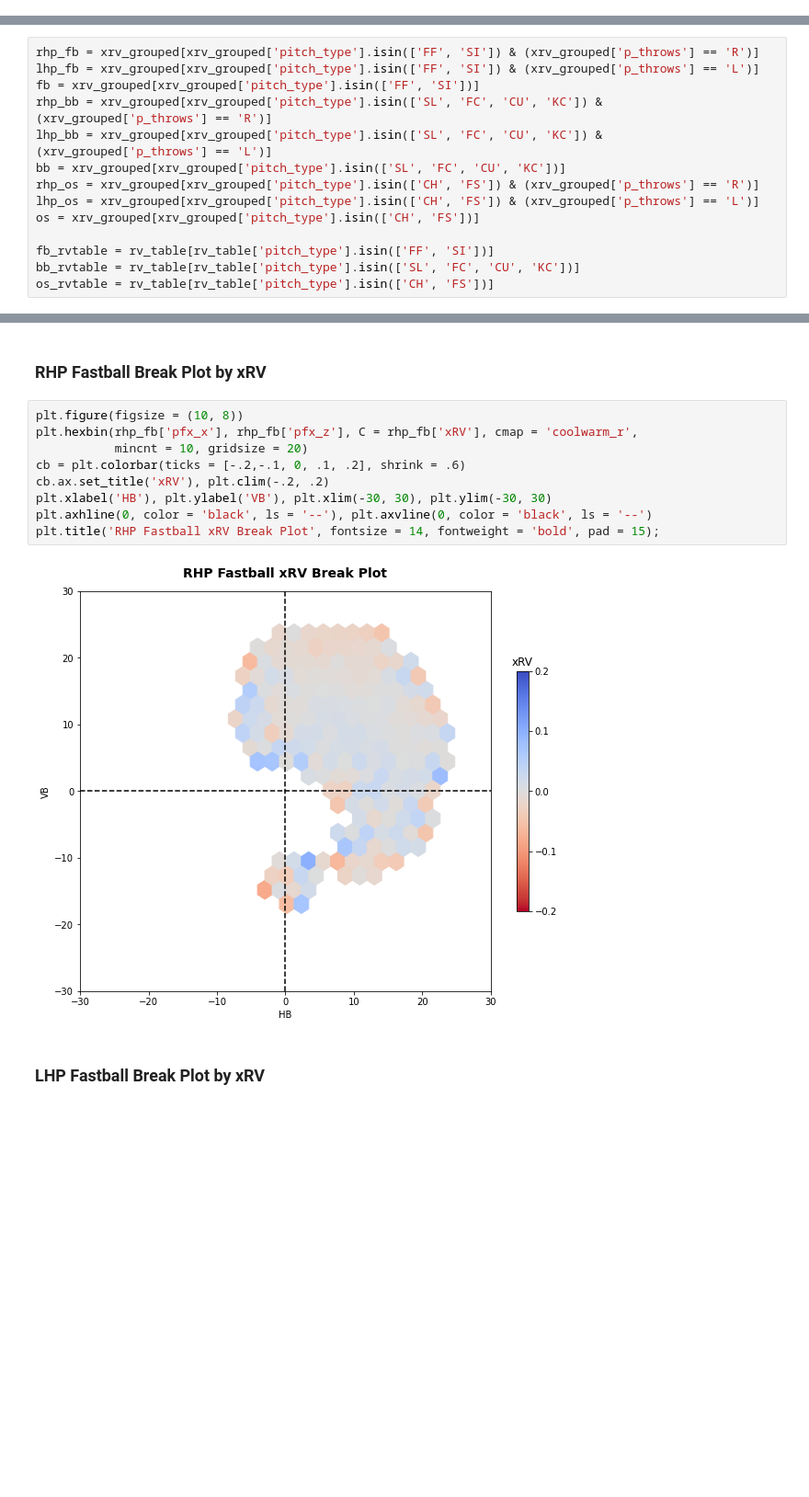
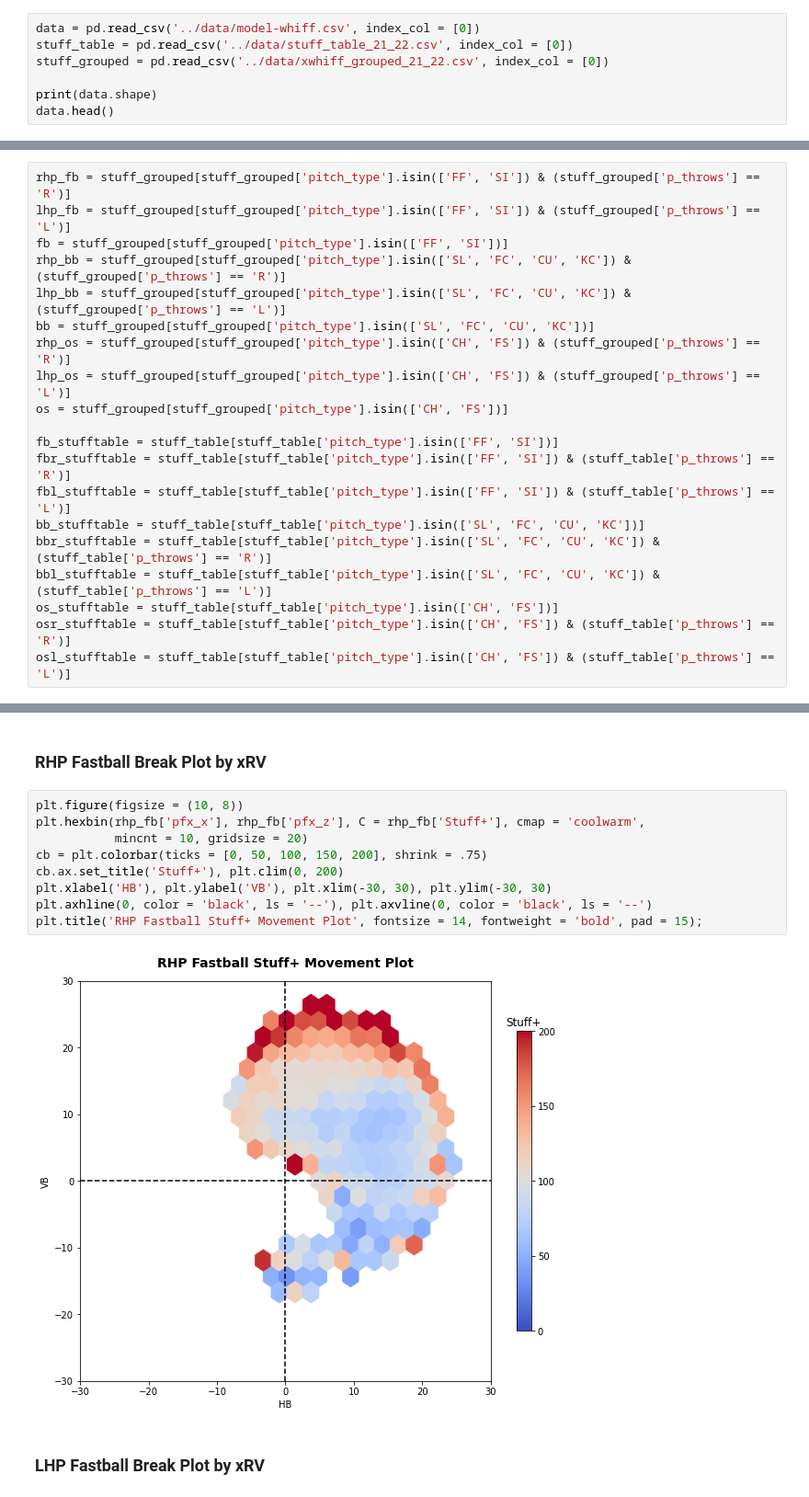
Before and after one commit to anthonyzurke/RVmodel, a Jupyter notebook: notebooks/stuff_21-22.ipynb, the cells around one changed output, grey strips where cells are left out. Shown at 92% size. Drawn from its saved outputs; the diff is of its cells as text; blank space fills up the shorter version.

```diff
--- a/notebooks/stuff_21-22.ipynb
+++ b/notebooks/stuff_21-22.ipynb
@@ -36,3 +36,10 @@ import warnings
 warnings.filterwarnings('ignore')
 # %% [markdown]
 # Data
+# %%
+data = pd.read_csv('../data/model-whiff.csv', index_col = [0])
+stuff_table = pd.read_csv('../data/stuff_table_21_22.csv', index_col = [0])
+stuff_grouped = pd.read_csv('../data/xwhiff_grouped_21_22.csv', index_col = [0])
+
+print(data.shape)
+data.head()
@@ -68,18 +89,24 @@ See Full Dataframe in Mito
 # %% [markdown]
 # Preprocessing
 # %%
-rhp_fb = xrv_grouped[xrv_grouped['pitch_type'].isin(['FF', 'SI']) & (xrv_grouped['p_throws'] == 'R')]
-lhp_fb = xrv_grouped[xrv_grouped['pitch_type'].isin(['FF', 'SI']) & (xrv_grouped['p_throws'] == 'L')]
-fb = xrv_grouped[xrv_grouped['pitch_type'].isin(['FF', 'SI'])]
-rhp_bb = xrv_grouped[xrv_grouped['pitch_type'].isin(['SL', 'FC', 'CU', 'KC']) & (xrv_grouped['p_throws'] == 'R')]
-lhp_bb = xrv_grouped[xrv_grouped['pitch_type'].isin(['SL', 'FC', 'CU', 'KC']) & (xrv_grouped['p_throws'] == 'L')]
-bb = xrv_grouped[xrv_grouped['pitch_type'].isin(['SL', 'FC', 'CU', 'KC'])]
-rhp_os = xrv_grouped[xrv_grouped['pitch_type'].isin(['CH', 'FS']) & (xrv_grouped['p_throws'] == 'R')]
-lhp_os = xrv_grouped[xrv_grouped['pitch_type'].isin(['CH', 'FS']) & (xrv_grouped['p_throws'] == 'L')]
-os = xrv_grouped[xrv_grouped['pitch_type'].isin(['CH', 'FS'])]
+rhp_fb = stuff_grouped[stuff_grouped['pitch_type'].isin(['FF', 'SI']) & (stuff_grouped['p_throws'] == 'R')]
+lhp_fb = stuff_grouped[stuff_grouped['pitch_type'].isin(['FF', 'SI']) & (stuff_grouped['p_throws'] == 'L')]
+fb = stuff_grouped[stuff_grouped['pitch_type'].isin(['FF', 'SI'])]
+rhp_bb = stuff_grouped[stuff_grouped['pitch_type'].isin(['SL', 'FC', 'CU', 'KC']) & (stuff_grouped['p_throws'] == 'R')]
+lhp_bb = stuff_grouped[stuff_grouped['pitch_type'].isin(['SL', 'FC', 'CU', 'KC']) & (stuff_grouped['p_throws'] == 'L')]
+bb = stuff_grouped[stuff_grouped['pitch_type'].isin(['SL', 'FC', 'CU', 'KC'])]
+rhp_os = stuff_grouped[stuff_grouped['pitch_type'].isin(['CH', 'FS']) & (stuff_grouped['p_throws'] == 'R')]
+lhp_os = stuff_grouped[stuff_grouped['pitch_type'].isin(['CH', 'FS']) & (stuff_grouped['p_throws'] == 'L')]
+os = stuff_grouped[stuff_grouped['pitch_type'].isin(['CH', 'FS'])]
 
-fb_rvtable = rv_table[rv_table['pitch_type'].isin(['FF', 'SI'])]
-bb_rvtable = rv_table[rv_table['pitch_type'].isin(['SL', 'FC', 'CU', 'KC'])]
-os_rvtable = rv_table[rv_table['pitch_type'].isin(['CH', 'FS'])]
+fb_stufftable = stuff_table[stuff_table['pitch_type'].isin(['FF', 'SI'])]
+fbr_stufftable = stuff_table[stuff_table['pitch_type'].isin(['FF', 'SI']) & (stuff_table['p_throws'] == 'R')]
+fbl_stufftable = stuff_table[stuff_table['pitch_type'].isin(['FF', 'SI']) & (stuff_table['p_throws'] == 'L')]
+bb_stufftable = stuff_table[stuff_table['pitch_type'].isin(['SL', 'FC', 'CU', 'KC'])]
+bbr_stufftable = stuff_table[stuff_table['pitch_type'].isin(['SL', 'FC', 'CU', 'KC']) & (stuff_table['p_throws'] == 'R')]
+bbl_stufftable = stuff_table[stuff_table['pitch_type'].isin(['SL', 'FC', 'CU', 'KC']) & (stuff_table['p_throws'] == 'L')]
+os_stufftable = stuff_table[stuff_table['pitch_type'].isin(['CH', 'FS'])]
+osr_stufftable = stuff_table[stuff_table['pitch_type'].isin(['CH', 'FS']) & (stuff_table['p_throws'] == 'R')]
+osl_stufftable = stuff_table[stuff_table['pitch_type'].isin(['CH', 'FS']) & (stuff_table['p_throws'] == 'L')]
 # %% [markdown]
 # Analysis
@@ -278,15 +347,15 @@ See Full Dataframe in Mito
 ### RHP Fastball Break Plot by xRV
 # %%
 plt.figure(figsize = (10, 8))
-plt.hexbin(rhp_fb['pfx_x'], rhp_fb['pfx_z'], C = rhp_fb['xRV'], cmap = 'coolwarm_r',
+plt.hexbin(rhp_fb['pfx_x'], rhp_fb['pfx_z'], C = rhp_fb['Stuff+'], cmap = 'coolwarm',
            mincnt = 10, gridsize = 20)
-cb = plt.colorbar(ticks = [-.2,-.1, 0, .1, .2], shrink = .6)
-cb.ax.set_title('xRV'), plt.clim(-.2, .2)
+cb = plt.colorbar(ticks = [0, 50, 100, 150, 200], shrink = .75)
+cb.ax.set_title('Stuff+'), plt.clim(0, 200)
 plt.xlabel('HB'), plt.ylabel('VB'), plt.xlim(-30, 30), plt.ylim(-30, 30)
 plt.axhline(0, color = 'black', ls = '--'), plt.axvline(0, color = 'black', ls = '--')
-plt.title('RHP Fastball xRV Break Plot', fontsize = 14, fontweight = 'bold', pad = 15);
+plt.title('RHP Fastball Stuff+ Movement Plot', fontsize = 14, fontweight = 'bold', pad = 15);
 # %% [output]
-[figure, old version]
+[figure, new version]
 # %% [markdown]
 ### LHP Fastball Break Plot by xRV
 # %%
```
Also changed, not shown: parts of 22 cells of this notebook.
